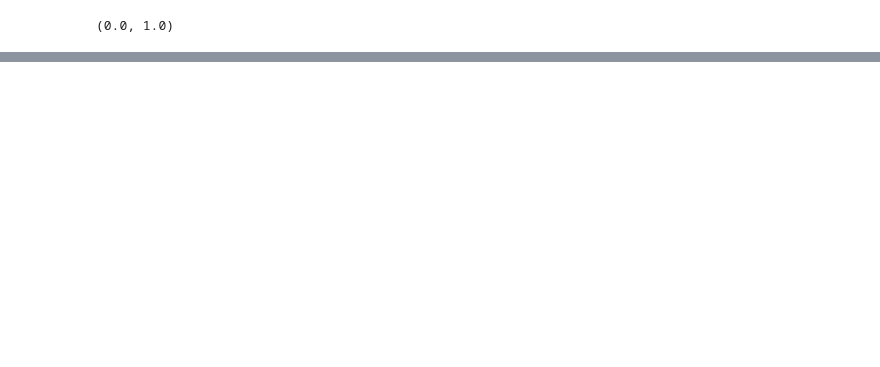
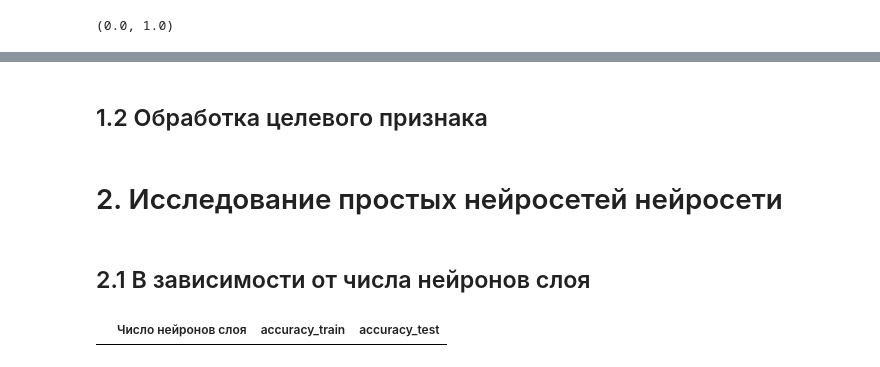
Before and after one commit to dnlygvtv/02_Python_for_Neural_Networks, a Jupyter notebook: HW/HW_2.ipynb, the cells around one changed output, grey strips where cells are left out. Cells and saved outputs as stored; diff of their text form; code cells hidden in the pictures; blank space fills up the shorter version.

```diff
--- a/HW/HW_2.ipynb
+++ b/HW/HW_2.ipynb
@@ -55,0 +68,2 @@ X_train.min(axis=1).min(), X_train.max(axis=1).max()
+# %% [markdown]
+## 1.2 Обработка целевого признака
@@ -55,0 +75,4 @@ X_train.min(axis=1).min(), X_train.max(axis=1).max()
+# %% [markdown]
+# 2. Исследование простых нейросетей нейросети
+# %% [markdown]
+## 2.1 В зависимости от числа нейронов слоя
@@ -55,0 +82,5 @@ X_train.min(axis=1).min(), X_train.max(axis=1).max()
+# %%
+stata_1 = pd.DataFrame(columns=['Число нейронов слоя', 'accuracy_train', 'accuracy_test'])
+stata_1
+# %% [output]
+|  | Число нейронов слоя | accuracy_train | accuracy_test |
```
Also changed, not shown: parts of 27 cells of this notebook.
